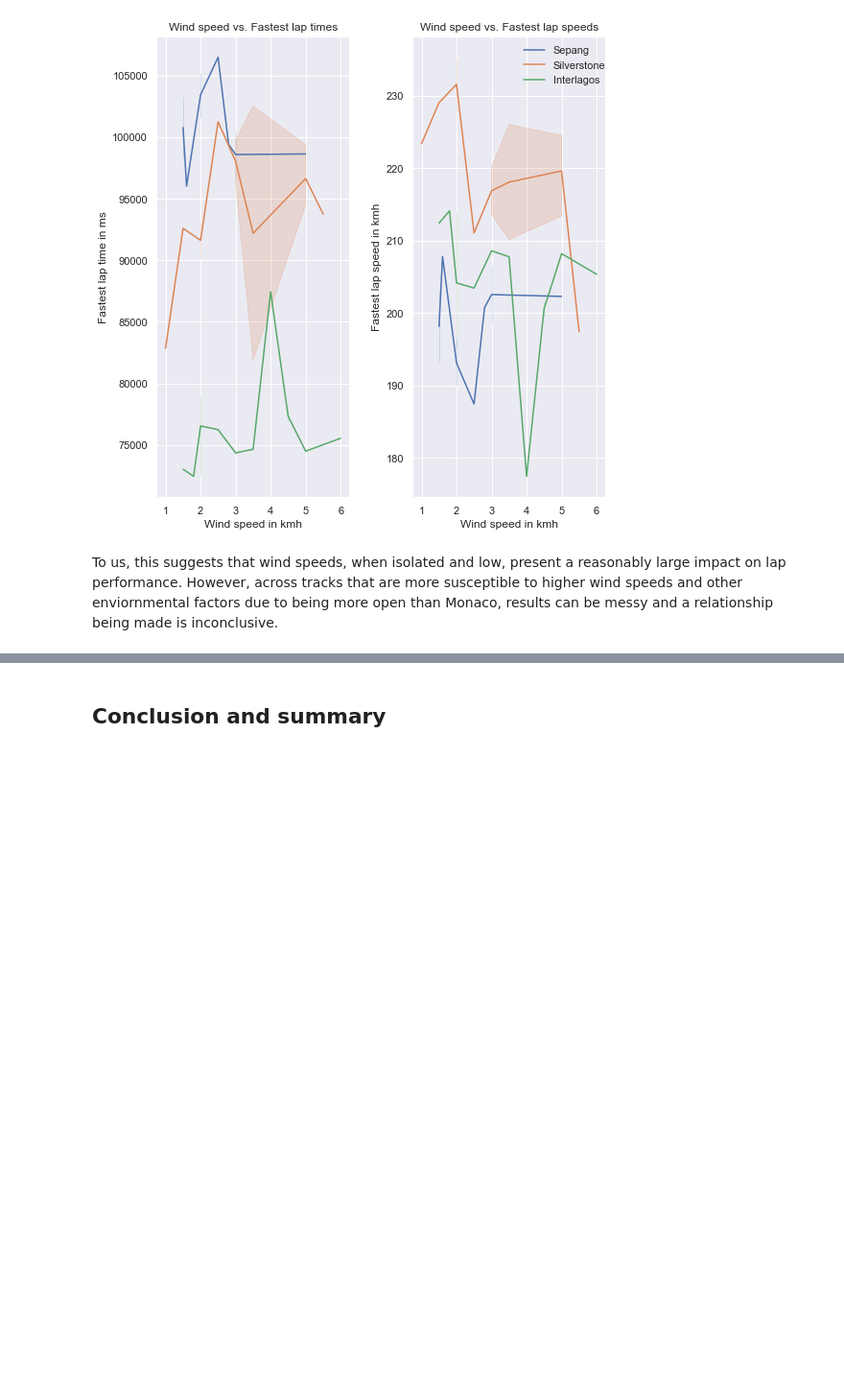
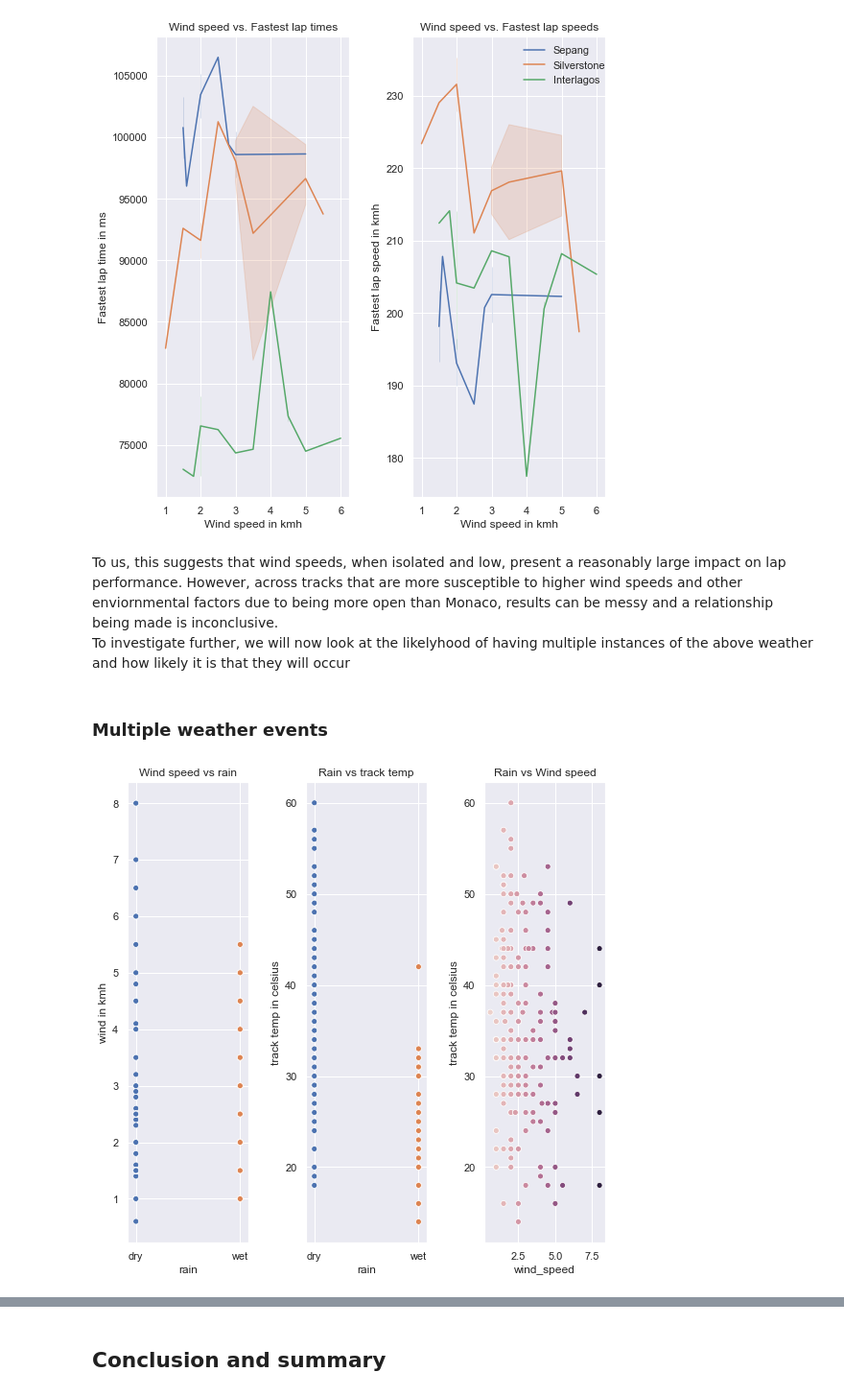
Before and after one commit to floeck/f1-weather-analysis, a Jupyter notebook: notebooks/V10FTW_Group.ipynb, the cells around one changed output, grey strips where cells are left out. Shown at 96% size. Cells and saved outputs as stored; diff of their text form; code cells hidden in the pictures; blank space fills up the shorter version.

Commit message:
weather relationships and overall affect

```diff
--- a/notebooks/V10FTW_Group.ipynb
+++ b/notebooks/V10FTW_Group.ipynb
@@ -120,8 +116,0 @@ results.head()
-# %%
-# create scatterplot
-sns.set(rc={'figure.figsize':(8,8)})
-
-sns.scatterplot(df['rain'], df['track_temp'], hue=df['rain'])
-plt.title('Figure 1: Fastest Lap Speed over the years')
-plt.legend(bbox_to_anchor=(1,1))
-plt.show();
@@ -405,3 +392,27 @@ plt.show()
 [figure]
 # %% [markdown]
 To us, this suggests that wind speeds, when isolated and low, present a reasonably large impact on lap performance. However, across tracks that are more susceptible to higher wind speeds and other enviornmental factors due to being more open than Monaco, results can be messy and a relationship being made is inconclusive.
+<br>
+To investigate further, we will now look at the likelyhood of having multiple instances of the above weather and how likely it is that they will occur
+# %% [markdown]
+<h3>Multiple weather events</h3>
+# %%
+# create scatterplot
+
+fig = plt.figure()
+ax1 = fig.add_subplot(131)
+ax2 = fig.add_subplot(132)
+ax3 = fig.add_subplot(133)
+rain_wind = sns.scatterplot(df['rain'], df['wind_speed'], hue=df['rain'],ax=ax1)
+rain_wind.set(title='Wind speed vs rain',ylabel='wind in kmh')
+rain_temp = sns.scatterplot(df['rain'], df['track_temp'], hue=df['rain'],ax=ax2)
+rain_temp.set(title='Rain vs track temp',ylabel='track temp in celsius')
+wind_temp = sns.scatterplot(df['wind_speed'], df['track_temp'], hue=df['wind_speed'],ax=ax3)
+wind_temp.set(title='Rain vs Wind speed',ylabel='track temp in celsius')
+ax1.get_legend().remove()
+ax2.get_legend().remove()
+ax3.get_legend().remove()
+plt.tight_layout(pad=2, w_pad=2, h_pad=1)
+plt.show();
+# %% [output]
+[figure, added]
```
Also changed, not shown: parts of 5 cells of this notebook.
